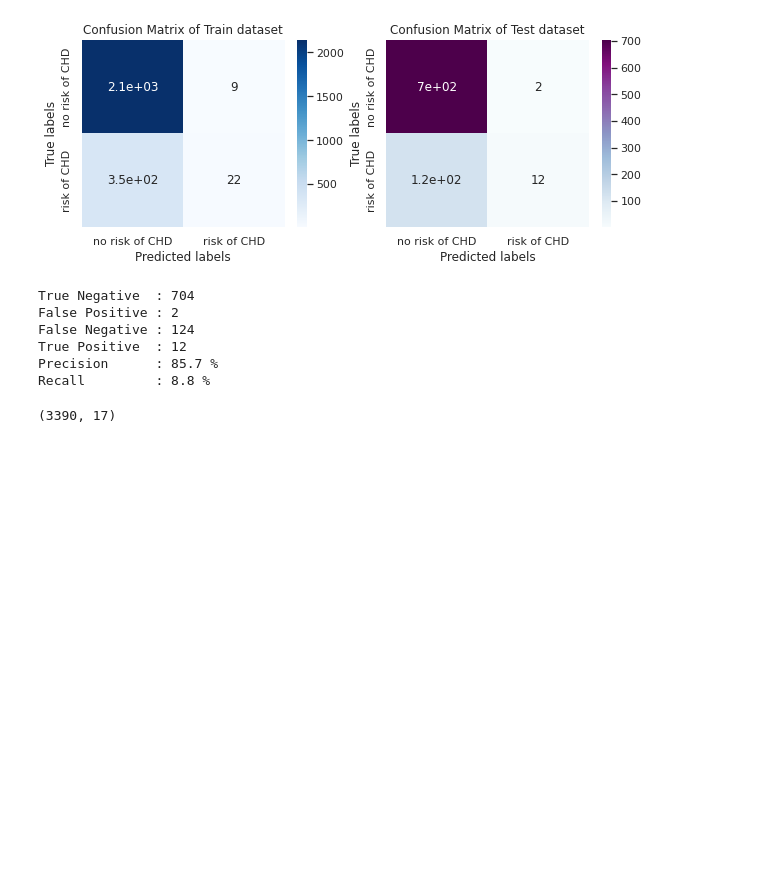
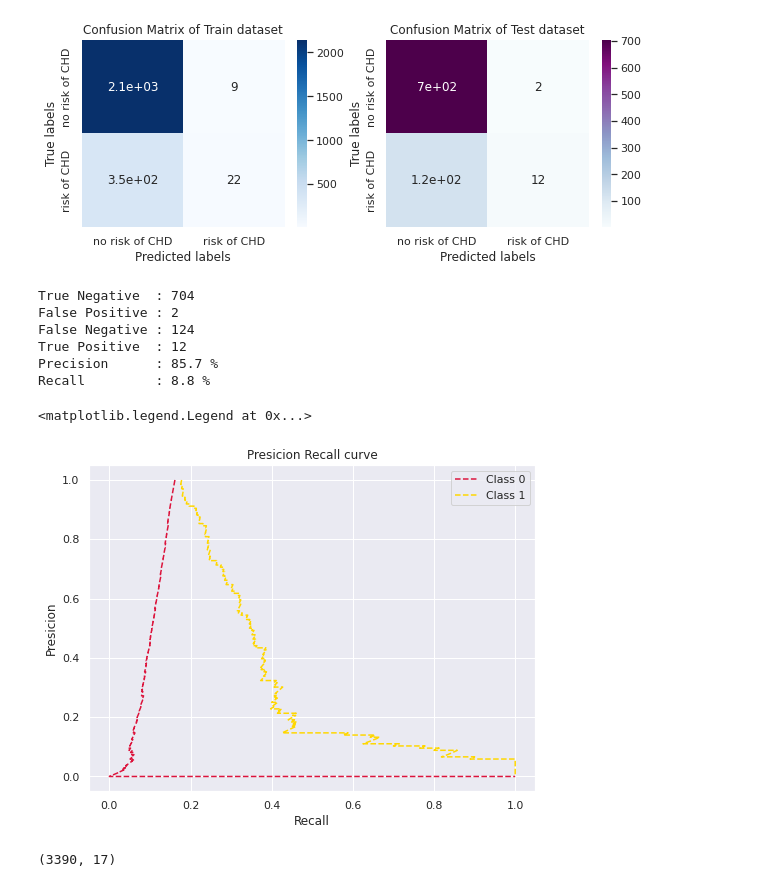
Before and after one commit to SethupathyM/Cardiovascular_Risk_Prediction, a Jupyter notebook: Cardiovascular_Risk_Prediction.ipynb, the cells around one changed output. Drawn from its saved outputs; the diff is of its cells as text; code cells hidden in the pictures; blank space fills up the shorter version.

```diff
--- a/Cardiovascular_Risk_Prediction.ipynb
+++ b/Cardiovascular_Risk_Prediction.ipynb
@@ -542,3 +549,20 @@ Recall         : 8.8 %
+# %%
+# Presicion Recall curve
+
+precision_0, recall_0, thresholds_0 = precision_recall_curve(y_test,test_proba_preds[:,0])
+precision_1, recall_1, thresholds_1 = precision_recall_curve(y_test,test_proba_preds[:,1])
+
+# plotting
+plt.figure(figsize=(8,6))
+plt.plot(precision_0, recall_0, linestyle='--',color='crimson',label = 'Class 0')
+plt.plot(precision_1, recall_1,linestyle='--',color='gold',label = 'Class 1')
+plt.title('Presicion Recall curve')
+plt.xlabel('Recall')
+plt.ylabel('Presicion')
+plt.legend(loc='best')
+# %% [output]
+<matplotlib.legend.Legend at 0x...>
+[figure, added]
 # %%
 # In the given case
 # A person with a risk of 10-year CHD cannot be classified as 'No risk of 10-year CHD'
```
Also changed, not shown: parts of 7 cells of this notebook.
